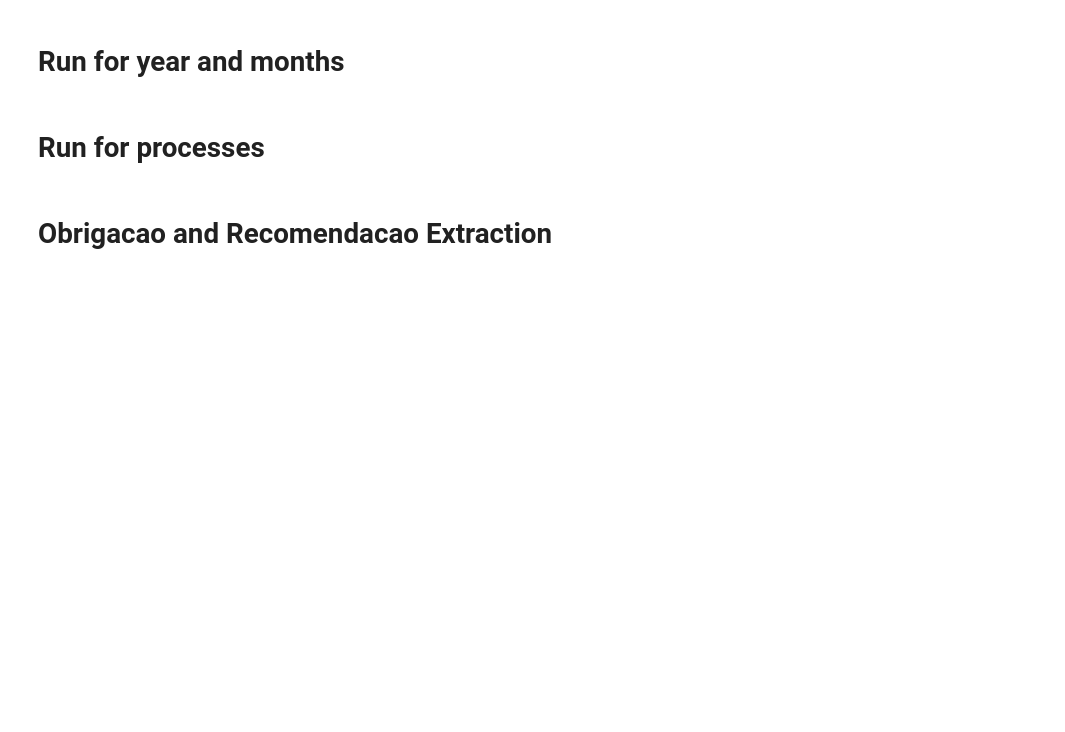
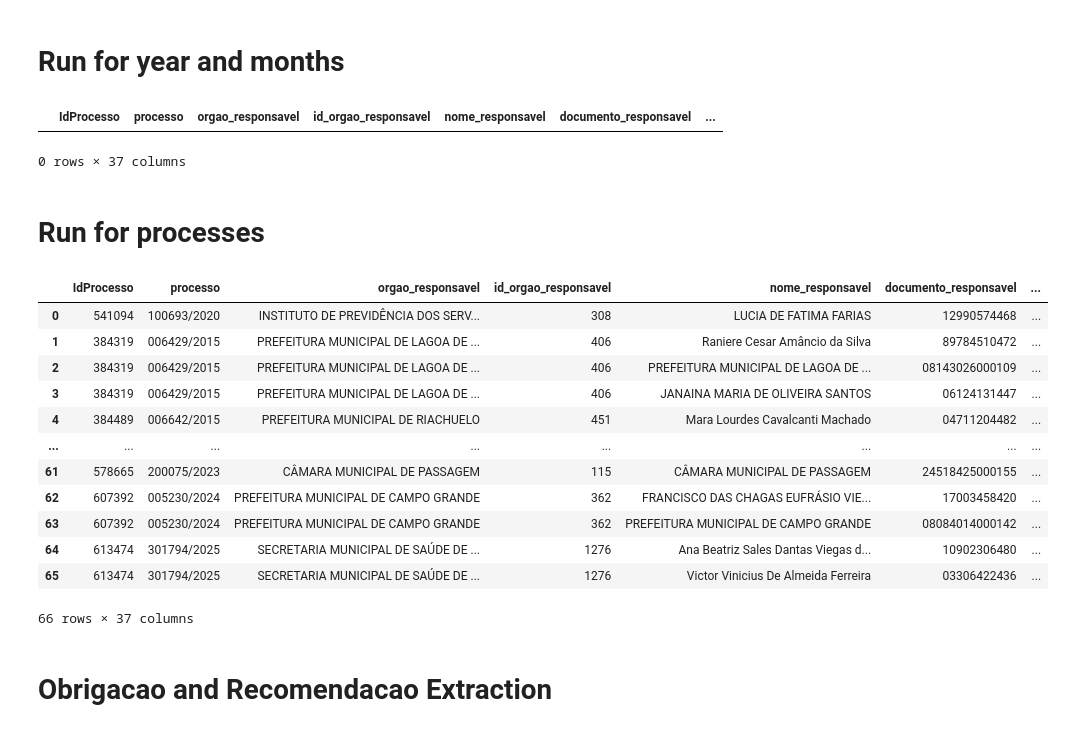
Before and after one commit to eduardoplima/decicontas.br, a Jupyter notebook: etl.ipynb, the cells around one changed output. Drawn from its saved outputs; the diff is of its cells as text; code cells hidden in the pictures; blank space fills up the shorter version.

```diff
--- a/etl.ipynb
+++ b/etl.ipynb
@@ -78,2 +80,7 @@ df_dec_2025_1 = get_decisions_by_year_and_months(2025, [10,11,12])
+# %%
+df_dec_2026_1
+# %% [output]
+|  | IdProcesso | processo | orgao_responsavel | id_orgao_responsavel | nome_responsavel | documento_responsavel | ... |
+0 rows × 37 columns
 # %%
 run_ner_pipeline_for_dataframe(
@@ -170,5 +158,21 @@ p = ['002039/2020',
 # %%
-df_processes = get_decisions_by_process(p)
+df_processes = get_decisions_by_process(processos)
+# %%
+df_processes
+# %% [output]
+|  | IdProcesso | processo | orgao_responsavel | id_orgao_responsavel | nome_responsavel | documento_responsavel | ... |
+| 0 | 541094 | 100693/2020 | INSTITUTO DE PREVIDÊNCIA DOS SERV... | 308 | LUCIA DE FATIMA FARIAS | 12990574468 | ... |
+| 1 | 384319 | 006429/2015 | PREFEITURA MUNICIPAL DE LAGOA DE ... | 406 | Raniere Cesar Amâncio da Silva | 89784510472 | ... |
+| 2 | 384319 | 006429/2015 | PREFEITURA MUNICIPAL DE LAGOA DE ... | 406 | PREFEITURA MUNICIPAL DE LAGOA DE ... | 08143026000109 | ... |
+| 3 | 384319 | 006429/2015 | PREFEITURA MUNICIPAL DE LAGOA DE ... | 406 | JANAINA MARIA DE OLIVEIRA SANTOS | 06124131447 | ... |
+| 4 | 384489 | 006642/2015 | PREFEITURA MUNICIPAL DE RIACHUELO | 451 | Mara Lourdes Cavalcanti Machado | 04711204482 | ... |
+| ... | ... | ... | ... | ... | ... | ... | ... |
+| 61 | 578665 | 200075/2023 | CÂMARA MUNICIPAL DE PASSAGEM | 115 | CÂMARA MUNICIPAL DE PASSAGEM | 24518425000155 | ... |
+| 62 | 607392 | 005230/2024 | PREFEITURA MUNICIPAL DE CAMPO GRANDE | 362 | FRANCISCO DAS CHAGAS EUFRÁSIO VIE... | 17003458420 | ... |
+| 63 | 607392 | 005230/2024 | PREFEITURA MUNICIPAL DE CAMPO GRANDE | 362 | PREFEITURA MUNICIPAL DE CAMPO GRANDE | 08084014000142 | ... |
+| 64 | 613474 | 301794/2025 | SECRETARIA MUNICIPAL DE SAÚDE DE ... | 1276 | Ana Beatriz Sales Dantas Viegas d... | 10902306480 | ... |
+| 65 | 613474 | 301794/2025 | SECRETARIA MUNICIPAL DE SAÚDE DE ... | 1276 | Victor Vinicius De Almeida Ferreira | 03306422436 | ... |
+66 rows × 37 columns
 # %%
 run_ner_pipeline_for_dataframe(
     df=df_processes,
```
Also changed, not shown: parts of 5 cells of this notebook, 2 other files.
